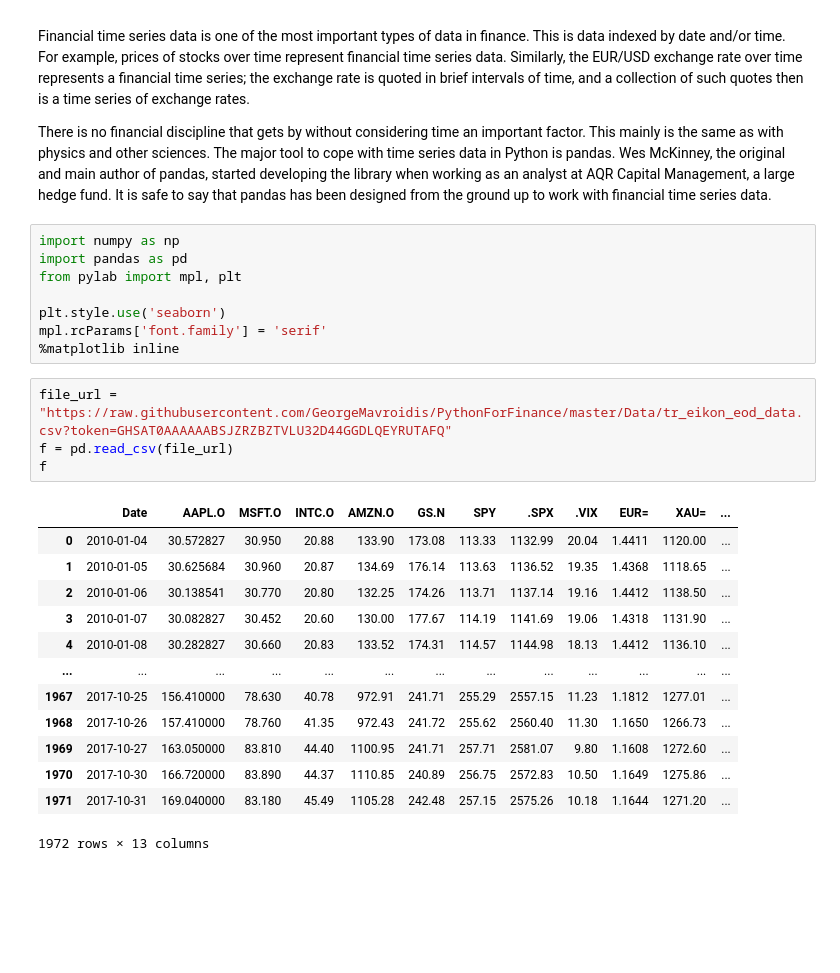
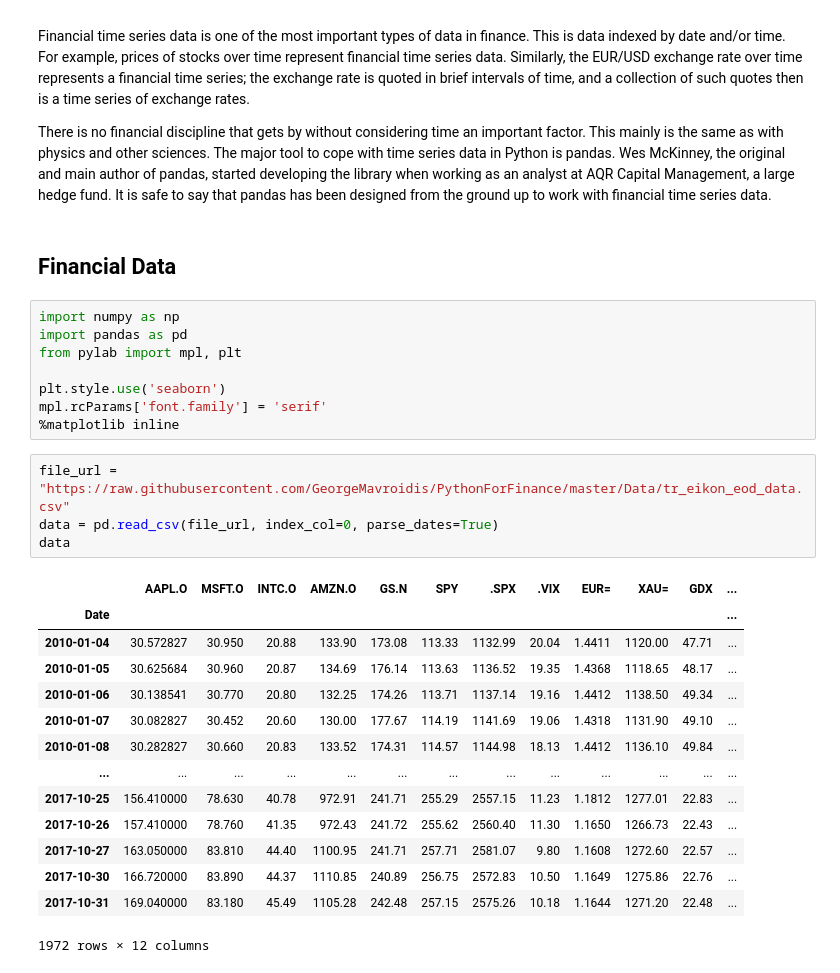
Before and after one commit to GeorgeMavroidis/PythonForFinance, a Jupyter notebook: 5. Financial Time Series.ipynb, the cells around one changed output. Saved outputs shown, nothing was run; the diff lists cells and outputs as text; blank space fills up the shorter version.

```diff
--- a/5. Financial Time Series.ipynb
+++ b/5. Financial Time Series.ipynb
@@ -4,6 +4,8 @@
 Financial time series data is one of the most important types of data in finance. This is data indexed by date and/or time. For example, prices of stocks over time represent financial time series data. Similarly, the EUR/USD exchange rate over time represents a financial time series; the exchange rate is quoted in brief intervals of time, and a collection of such quotes then is a time series of exchange rates.
 
 There is no financial discipline that gets by without considering time an important factor. This mainly is the same as with physics and other sciences. The major tool to cope with time series data in Python is pandas. Wes McKinney, the original and main author of pandas, started developing the library when working as an analyst at AQR Capital Management, a large hedge fund. It is safe to say that pandas has been designed from the ground up to work with financial time series data.
+# %% [markdown]
+## Financial Data
 # %%
 import numpy as np
 import pandas as pd
@@ -13,20 +15,21 @@ plt.style.use('seaborn')
 mpl.rcParams['font.family'] = 'serif'
 %matplotlib inline
 # %%
-file_url = "https://raw.githubusercontent.com/GeorgeMavroidis/PythonForFinance/master/Data/tr_eikon_eod_data.csv?token=GHSAT0AAAAAABSJZRZBZTVLU32D44GGDLQEYRUTAFQ"
-f = pd.read_csv(file_url)
-f
+file_url = "https://raw.githubusercontent.com/GeorgeMavroidis/PythonForFinance/master/Data/tr_eikon_eod_data.csv"
+data = pd.read_csv(file_url, index_col=0, parse_dates=True)
+data
 # %% [output]
-|  | Date | AAPL.O | MSFT.O | INTC.O | AMZN.O | GS.N | SPY | .SPX | .VIX | EUR= | XAU= | ... |
-| 0 | 2010-01-04 | 30.572827 | 30.950 | 20.88 | 133.90 | 173.08 | 113.33 | 1132.99 | 20.04 | 1.4411 | 1120.00 | ... |
-| 1 | 2010-01-05 | 30.625684 | 30.960 | 20.87 | 134.69 | 176.14 | 113.63 | 1136.52 | 19.35 | 1.4368 | 1118.65 | ... |
-| 2 | 2010-01-06 | 30.138541 | 30.770 | 20.80 | 132.25 | 174.26 | 113.71 | 1137.14 | 19.16 | 1.4412 | 1138.50 | ... |
-| 3 | 2010-01-07 | 30.082827 | 30.452 | 20.60 | 130.00 | 177.67 | 114.19 | 1141.69 | 19.06 | 1.4318 | 1131.90 | ... |
-| 4 | 2010-01-08 | 30.282827 | 30.660 | 20.83 | 133.52 | 174.31 | 114.57 | 1144.98 | 18.13 | 1.4412 | 1136.10 | ... |
+|  | AAPL.O | MSFT.O | INTC.O | AMZN.O | GS.N | SPY | .SPX | .VIX | EUR= | XAU= | GDX | ... |
+| Date |  |  |  |  |  |  |  |  |  |  |  | ... |
+| 2010-01-04 | 30.572827 | 30.950 | 20.88 | 133.90 | 173.08 | 113.33 | 1132.99 | 20.04 | 1.4411 | 1120.00 | 47.71 | ... |
+| 2010-01-05 | 30.625684 | 30.960 | 20.87 | 134.69 | 176.14 | 113.63 | 1136.52 | 19.35 | 1.4368 | 1118.65 | 48.17 | ... |
+| 2010-01-06 | 30.138541 | 30.770 | 20.80 | 132.25 | 174.26 | 113.71 | 1137.14 | 19.16 | 1.4412 | 1138.50 | 49.34 | ... |
+| 2010-01-07 | 30.082827 | 30.452 | 20.60 | 130.00 | 177.67 | 114.19 | 1141.69 | 19.06 | 1.4318 | 1131.90 | 49.10 | ... |
+| 2010-01-08 | 30.282827 | 30.660 | 20.83 | 133.52 | 174.31 | 114.57 | 1144.98 | 18.13 | 1.4412 | 1136.10 | 49.84 | ... |
 | ... | ... | ... | ... | ... | ... | ... | ... | ... | ... | ... | ... | ... |
-| 1967 | 2017-10-25 | 156.410000 | 78.630 | 40.78 | 972.91 | 241.71 | 255.29 | 2557.15 | 11.23 | 1.1812 | 1277.01 | ... |
-| 1968 | 2017-10-26 | 157.410000 | 78.760 | 41.35 | 972.43 | 241.72 | 255.62 | 2560.40 | 11.30 | 1.1650 | 1266.73 | ... |
-| 1969 | 2017-10-27 | 163.050000 | 83.810 | 44.40 | 1100.95 | 241.71 | 257.71 | 2581.07 | 9.80 | 1.1608 | 1272.60 | ... |
-| 1970 | 2017-10-30 | 166.720000 | 83.890 | 44.37 | 1110.85 | 240.89 | 256.75 | 2572.83 | 10.50 | 1.1649 | 1275.86 | ... |
-| 1971 | 2017-10-31 | 169.040000 | 83.180 | 45.49 | 1105.28 | 242.48 | 257.15 | 2575.26 | 10.18 | 1.1644 | 1271.20 | ... |
+| 2017-10-25 | 156.410000 | 78.630 | 40.78 | 972.91 | 241.71 | 255.29 | 2557.15 | 11.23 | 1.1812 | 1277.01 | 22.83 | ... |
+| 2017-10-26 | 157.410000 | 78.760 | 41.35 | 972.43 | 241.72 | 255.62 | 2560.40 | 11.30 | 1.1650 | 1266.73 | 22.43 | ... |
+| 2017-10-27 | 163.050000 | 83.810 | 44.40 | 1100.95 | 241.71 | 257.71 | 2581.07 | 9.80 | 1.1608 | 1272.60 | 22.57 | ... |
+| 2017-10-30 | 166.720000 | 83.890 | 44.37 | 1110.85 | 240.89 | 256.75 | 2572.83 | 10.50 | 1.1649 | 1275.86 | 22.76 | ... |
+| 2017-10-31 | 169.040000 | 83.180 | 45.49 | 1105.28 | 242.48 | 257.15 | 2575.26 | 10.18 | 1.1644 | 1271.20 | 22.48 | ... |
-1972 rows × 13 columns
+1972 rows × 12 columns
```
Also changed, not shown: parts of 17 cells of this notebook, 1 other file.
